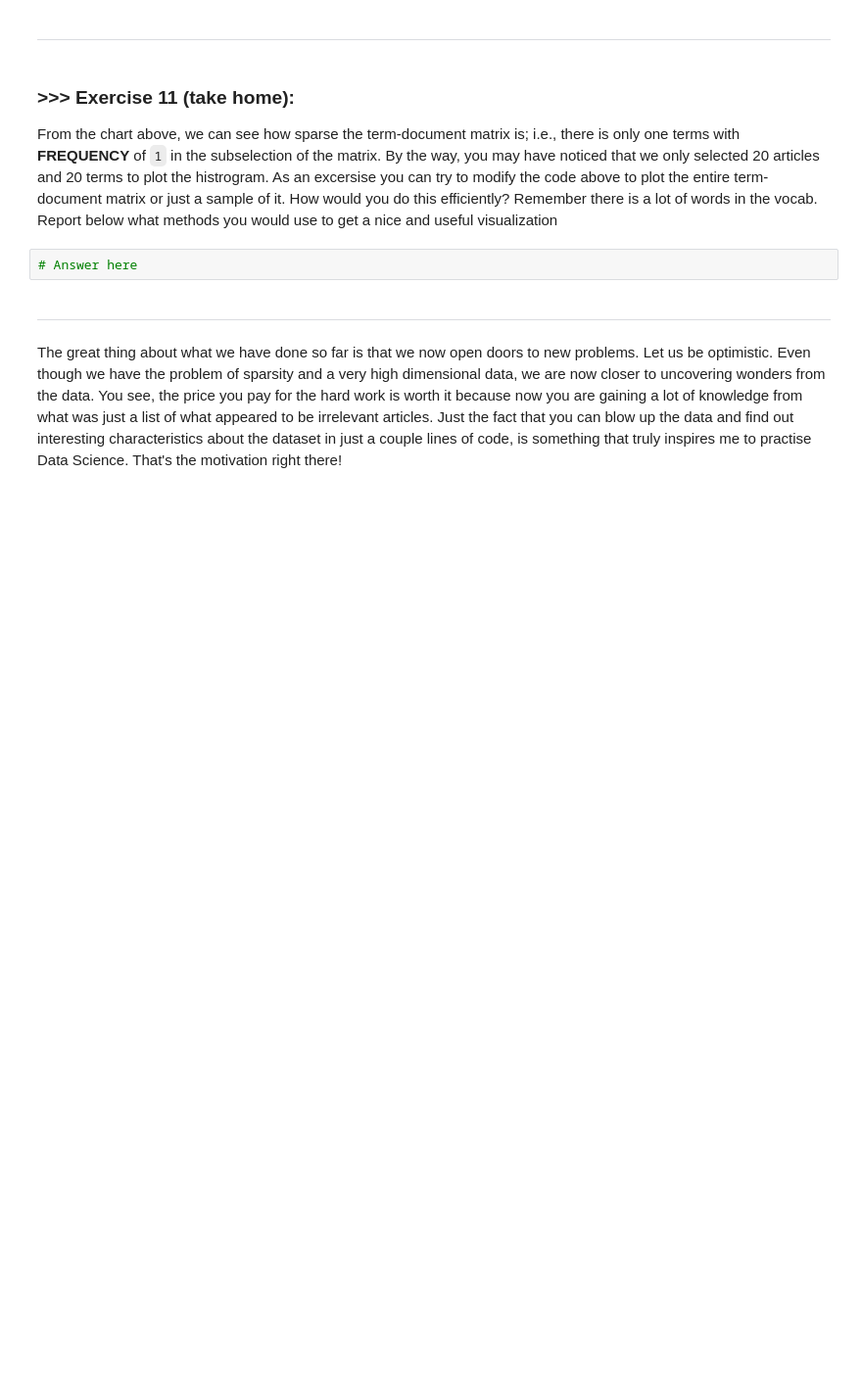
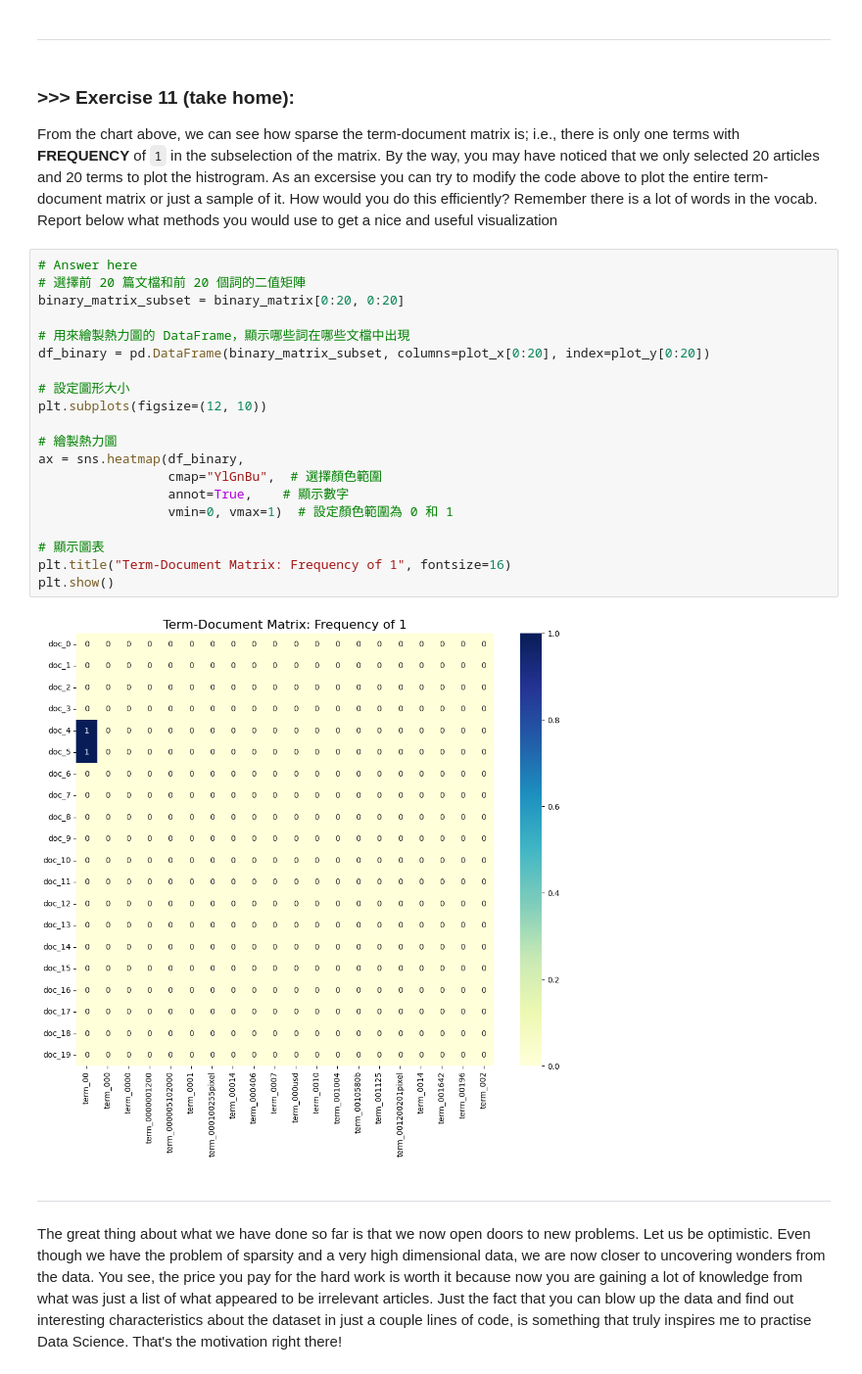
Before and after one commit to zzz318418/DM2025-Lab1-Exercise, a Jupyter notebook: DM2025-Lab1-Master.ipynb, the cells around one changed output. Shown at 98% size. Cells and saved outputs as stored; diff of their text form; blank space fills up the shorter version.

```diff
--- a/DM2025-Lab1-Master.ipynb
+++ b/DM2025-Lab1-Master.ipynb
@@ -1135,8 +1173,28 @@ Check out more beautiful color palettes here: https://python-graph-gallery.com/1
 # %% [markdown]
 ### **>>> Exercise 11 (take home):**
 From the chart above, we can see how sparse the term-document matrix is; i.e., there is only one terms with **FREQUENCY** of `1` in the subselection of the matrix. By the way, you may have noticed that we only selected 20 articles and 20 terms to plot the histrogram. As an excersise you can try to modify the code above to plot the entire term-document matrix or just a sample of it. How would you do this efficiently? Remember there is a lot of words in the vocab. Report below what methods you would use to get a nice and useful visualization
-# %%
-# Answer here
+# %%
+# Answer here
+# 選擇前 20 篇文檔和前 20 個詞的二值矩陣
+binary_matrix_subset = binary_matrix[0:20, 0:20]
+
+# 用來繪製熱力圖的 DataFrame，顯示哪些詞在哪些文檔中出現
+df_binary = pd.DataFrame(binary_matrix_subset, columns=plot_x[0:20], index=plot_y[0:20])
+
+# 設定圖形大小
+plt.subplots(figsize=(12, 10))
+
+# 繪製熱力圖
+ax = sns.heatmap(df_binary,
+                 cmap="YlGnBu",  # 選擇顏色範圍
+                 annot=True,    # 顯示數字
+                 vmin=0, vmax=1)  # 設定顏色範圍為 0 和 1
+
+# 顯示圖表
+plt.title("Term-Document Matrix: Frequency of 1", fontsize=16)
+plt.show()
+# %% [output]
+[figure, added]
 # %% [markdown]
 ---
 # %% [markdown]
```
Also changed, not shown: parts of 19 cells of this notebook.
